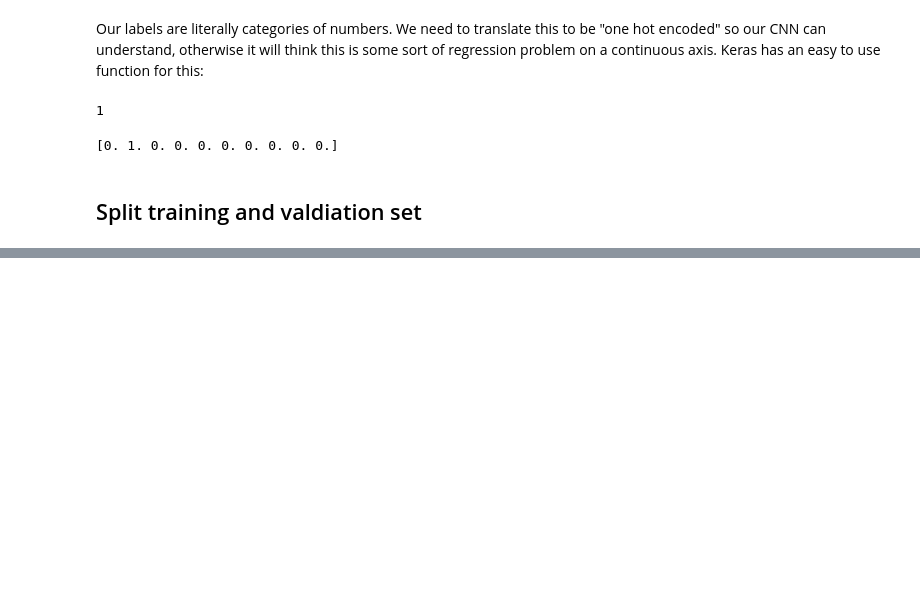
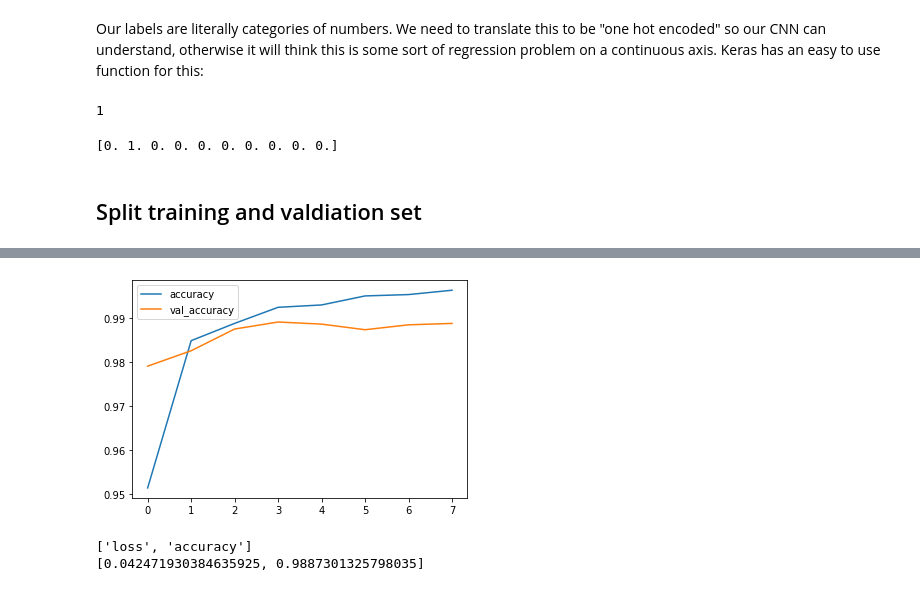
Before and after one commit to jordanfalcao/kaggle, a Jupyter notebook: MNIST/Digit_Recognizer_MNIST.ipynb, the cells around one changed output, grey strips where cells are left out. Cells and saved outputs as stored; diff of their text form; code cells hidden in the pictures; blank space fills up the shorter version.

```diff
--- a/MNIST/Digit_Recognizer_MNIST.ipynb
+++ b/MNIST/Digit_Recognizer_MNIST.ipynb
@@ -149,0 +248,11 @@ print(Y_train_cat[0])
+# %%
+metrics[['accuracy', 'val_accuracy']].plot()
+plt.show()
+# %% [output]
+[figure, added]
+# %%
+print(model.metrics_names)
+print(model.evaluate(X_valid, y_valid, verbose = 0))
+# %% [output]
+['loss', 'accuracy']
+[0.042471930384635925, 0.9887301325798035]
```
Also changed, not shown: parts of 18 cells of this notebook, 1 other file.
